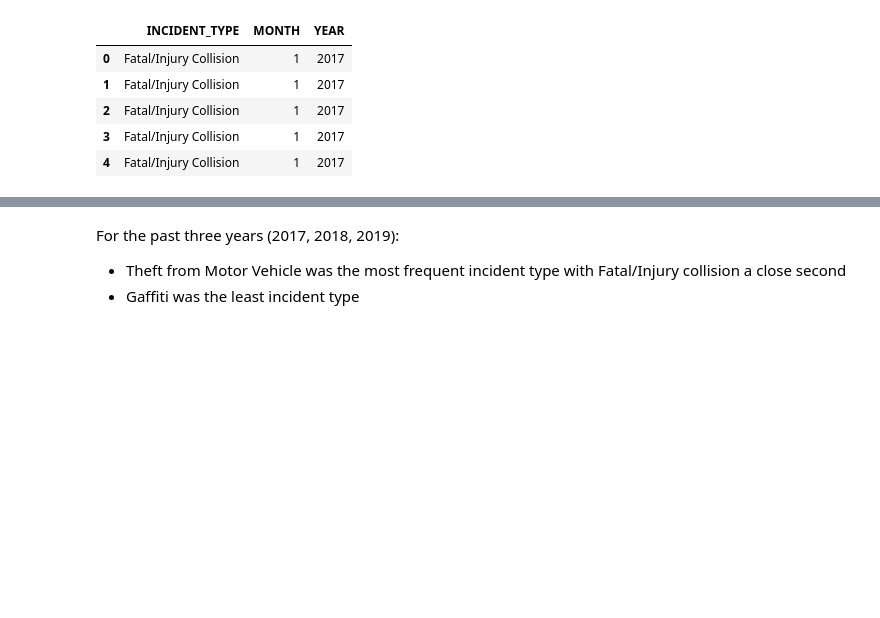
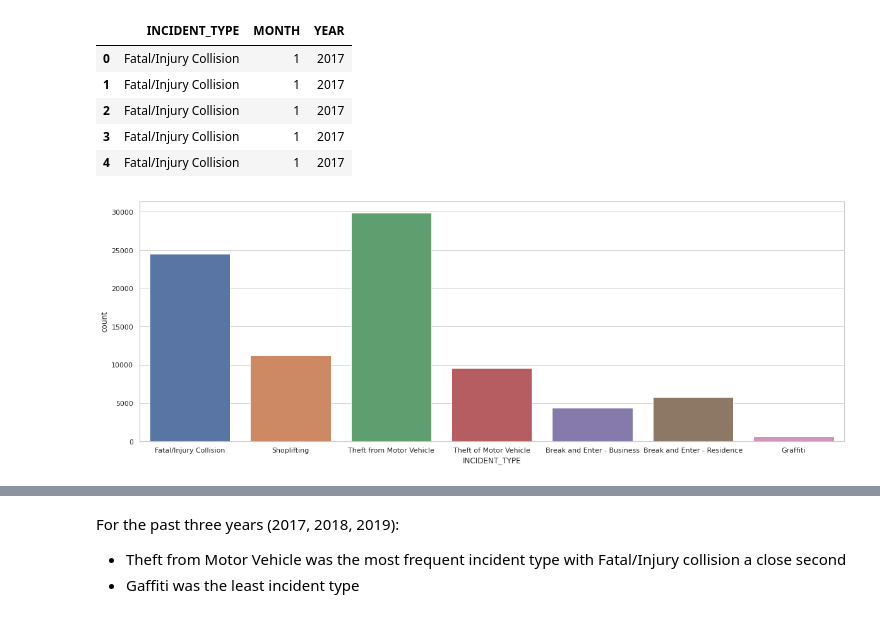
Before and after one commit to juwimana/Surrey-Crime-and-Collision-Incidents, a Jupyter notebook: Surrey_Crime_and_Collision_Incidents.ipynb, the cells around one changed output, grey strips where cells are left out. Drawn from its saved outputs; the diff is of its cells as text; code cells hidden in the pictures; blank space fills up the shorter version.

```diff
--- a/Surrey_Crime_and_Collision_Incidents.ipynb
+++ b/Surrey_Crime_and_Collision_Incidents.ipynb
@@ -128,4 +128,11 @@ ccc.head()
 | 2 | Fatal/Injury Collision | 1 | 2017 |
 | 3 | Fatal/Injury Collision | 1 | 2017 |
 | 4 | Fatal/Injury Collision | 1 | 2017 |
+# %%
+#Which incident type occured most in the past three years (2017, 2018, 2019) in Surrey
+plt.rcParams["figure.figsize"] = (20,7)
+sns.set_theme(style="whitegrid")
+ax = sns.countplot(x="INCIDENT_TYPE", data=ccc)
+# %% [output]
+[figure, added]
 # %%
```
Also changed, not shown: parts of 4 cells of this notebook.
